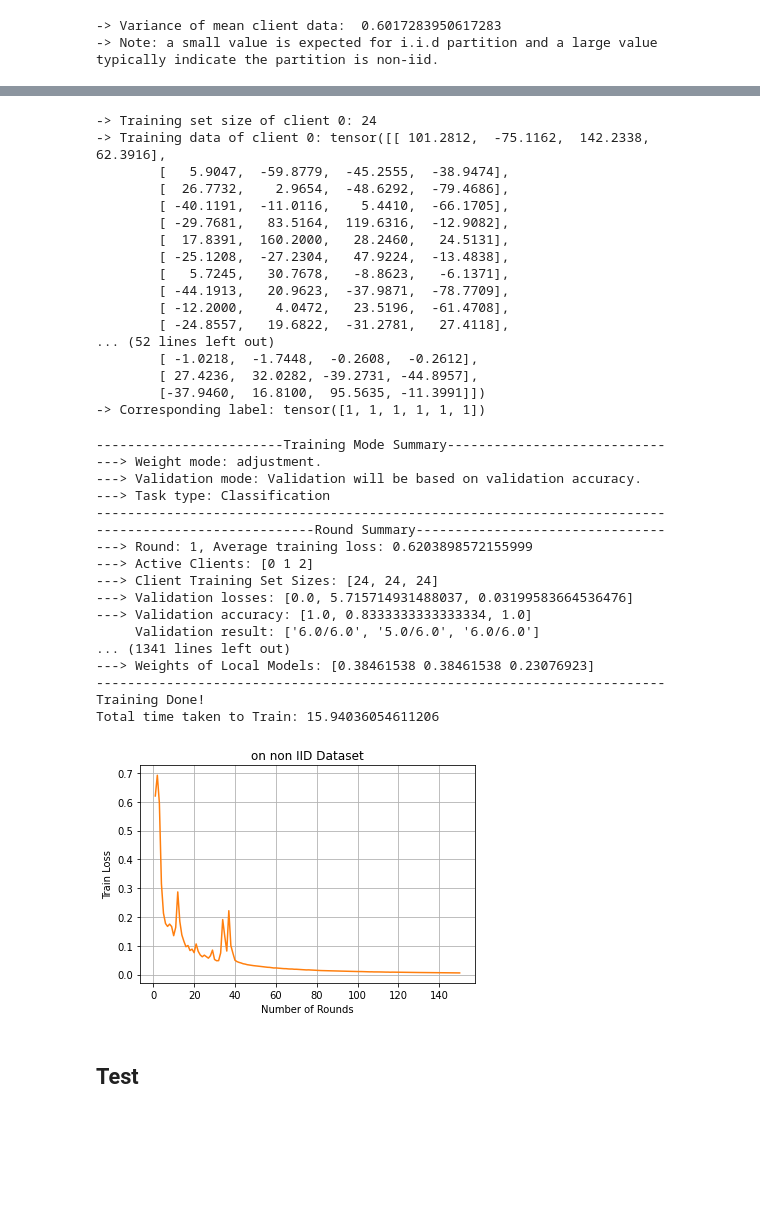
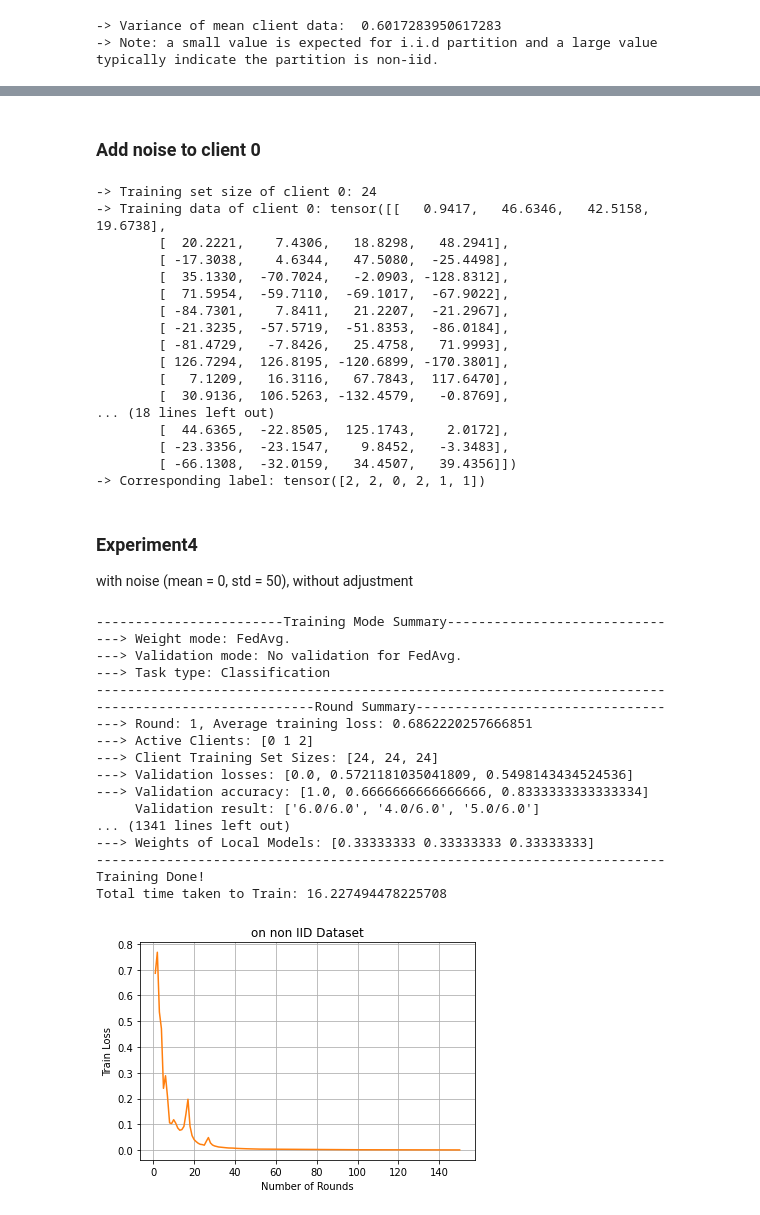
Before and after one commit to SizhuangHe/FL-REU, a Jupyter notebook: FL.ipynb, the cells around one changed output, grey strips where cells are left out. Drawn from its saved outputs; the diff is of its cells as text; code cells hidden in the pictures; blank space fills up the shorter version.

Commit message:
[experiments on Iris]

```diff
--- a/FL.ipynb
+++ b/FL.ipynb
@@ -498,7 +498,6 @@ def calc_weights_simple_adjust_loss(client_sizes, val_losses):
   total_weights = np.sum(weights_of_models)
   weights_of_models = weights_of_models / total_weights
 
-  assert np.sum(weights_of_models) == 1
   return weights_of_models
 # %%
 def calc_weights_simple_adjust_accuracy(client_sizes, val_accuracies):
@@ -520,7 +519,6 @@ def calc_weights_simple_adjust_accuracy(client_sizes, val_accuracies):
   total_weights = np.sum(weights_of_models)
   weights_of_models = weights_of_models / total_weights
 
-  assert np.sum(weights_of_models) == 1
   return weights_of_models
 # %%
 def calc_weights_fedavg(client_sizes):
@@ -537,7 +535,6 @@ def calc_weights_fedavg(client_sizes):
   total_size = np.sum(client_sizes)
   weights_of_models = client_sizes/total_size
 
-  assert np.sum(weights_of_models) == 1
   return weights_of_models
 # %%
 # def calc_weights(client_sizes, val_losses):
@@ -933 +930,8 @@ seeClientData(dataset=dataset_train, client_dict=iid_dict, client=0)
 -> Corresponding label: tensor([2, 2, 0, 2, 1, 1])
+# %%
+val_mode1 = VALIDATE_ON.ACCURACY
+weight_mode1 = WEIGHT_MODE.SIMPLE_FEDAVG
+val_mode2 = VALIDATE_ON.LOSS
+weight_mode2 = WEIGHT_MODE.SIMPLE_ADJUST
+val_mode3 = VALIDATE_ON.ACCURACY
+weight_mode3 = WEIGHT_MODE.SIMPLE_ADJUST
@@ -1007,48 +1340,52 @@ model_non_iid = IRIS_NN(input_size, num_hidden_neuron, output_size)
+# %% [markdown]
+### Add noise to client 0
 # %%
-seeClientData(dataset=dataset_train, client_dict=non_iid_dict, client=0)
-seeClientData(dataset=dataset_train, client_dict=non_iid_dict, client=2)
+add_gaussian_noise(dataset=dataset_train, client_dict=client_dict, client=0, mean=0, std=50)
+seeClientData(dataset=dataset_train, client_dict=iid_dict, client=0)
 # %% [output]
 -> Training set size of client 0: 24
--> Training data of client 0: tensor([[ 101.2812,  -75.1162,  142.2338,   62.3916],
-        [   5.9047,  -59.8779,  -45.2555,  -38.9474],
-        [  26.7732,    2.9654,  -48.6292,  -79.4686],
-        [ -40.1191,  -11.0116,    5.4410,  -66.1705],
-        [ -29.7681,   83.5164,  119.6316,  -12.9082],
-        [  17.8391,  160.2000,   28.2460,   24.5131],
-        [ -25.1208,  -27.2304,   47.9224,  -13.4838],
-        [   5.7245,   30.7678,   -8.8623,   -6.1371],
-        [ -44.1913,   20.9623,  -37.9871,  -78.7709],
-        [ -12.2000,    4.0472,   23.5196,  -61.4708],
-        [ -24.8557,   19.6822,  -31.2781,   27.4118],
-... (52 lines left out)
-        [ -1.0218,  -1.7448,  -0.2608,  -0.2612],
-        [ 27.4236,  32.0282, -39.2731, -44.8957],
-        [-37.9460,  16.8100,  95.5635, -11.3991]])
--> Corresponding label: tensor([1, 1, 1, 1, 1, 1])
+-> Training data of client 0: tensor([[   0.9417,   46.6346,   42.5158,   19.6738],
+        [  20.2221,    7.4306,   18.8298,   48.2941],
+        [ -17.3038,    4.6344,   47.5080,  -25.4498],
+        [  35.1330,  -70.7024,   -2.0903, -128.8312],
+        [  71.5954,  -59.7110,  -69.1017,  -67.9022],
+        [ -84.7301,    7.8411,   21.2207,  -21.2967],
+        [ -21.3235,  -57.5719,  -51.8353,  -86.0184],
+        [ -81.4729,   -7.8426,   25.4758,   71.9993],
+        [ 126.7294,  126.8195, -120.6899, -170.3801],
+        [   7.1209,   16.3116,   67.7843,  117.6470],
+        [  30.9136,  106.5263, -132.4579,   -0.8769],
+... (18 lines left out)
+        [  44.6365,  -22.8505,  125.1743,    2.0172],
+        [ -23.3356,  -23.1547,    9.8452,   -3.3483],
+        [ -66.1308,  -32.0159,   34.4507,   39.4356]])
+-> Corresponding label: tensor([2, 2, 0, 2, 1, 1])
+# %% [markdown]
+### Experiment4
+with noise (mean = 0, std = 50), without adjustment
 # %%
+model_non_iid4 = IRIS_NN(input_size, num_hidden_neuron, output_size)
 if torch.cuda.is_available():
-  model_non_iid.cuda()
+  model_non_iid4.cuda()
 
-model_non_iid_trained = training(model=model_non_iid, num_rounds=rounds, batch_size=batch_size, num_classes=num_classes, learning_rate=lr, dataset=dataset_train, data_dict=non_iid_dict, active_client_fraction=C, num_clients=K, num_epochs=E, criterion=criterion, weight_mode=WEIGHT_MODE.SIMPLE_ADJUST, validate_on=VALIDATE_ON.ACCURACY, isClassification= True,plt_title="on non IID Dataset", plt_color="orange")
+model_non_iid_trained4 = training(model=model_non_iid4, num_rounds=rounds, batch_size=batch_size, num_classes=num_classes, learning_rate=lr, dataset=dataset_train, data_dict=non_iid_dict, active_client_fraction=C, num_clients=K, num_epochs=E, criterion=criterion, isClassification=True, weight_mode=weight_mode1, validate_on=val_mode1, plt_title="on non IID Dataset", plt_color="orange")
 # %% [output]
 ------------------------Training Mode Summary----------------------------
----> Weight mode: adjustment.
----> Validation mode: Validation will be based on validation accuracy.
+---> Weight mode: FedAvg.
+---> Validation mode: No validation for FedAvg.
 ---> Task type: Classification
 -------------------------------------------------------------------------
 ----------------------------Round Summary--------------------------------
----> Round: 1, Average training loss: 0.6203898572155999
+---> Round: 1, Average training loss: 0.6862220257666851
 ---> Active Clients: [0 1 2]
 ---> Client Training Set Sizes: [24, 24, 24]
----> Validation losses: [0.0, 5.715714931488037, 0.03199583664536476]
----> Validation accuracy: [1.0, 0.8333333333333334, 1.0]
-     Validation result: ['6.0/6.0', '5.0/6.0', '6.0/6.0']
+---> Validation losses: [0.0, 0.5721181035041809, 0.5498143434524536]
+---> Validation accuracy: [1.0, 0.6666666666666666, 0.8333333333333334]
+     Validation result: ['6.0/6.0', '4.0/6.0', '5.0/6.0']
 ... (1341 lines left out)
----> Weights of Local Models: [0.38461538 0.38461538 0.23076923]
+---> Weights of Local Models: [0.33333333 0.33333333 0.33333333]
 -------------------------------------------------------------------------
 Training Done!
-Total time taken to Train: 15.94036054611206
+Total time taken to Train: 16.227494478225708
-[figure, old version]
+[figure, new version]
-# %% [markdown]
-## Test
 # %%
```
Also changed, not shown: parts of 48 cells of this notebook.
